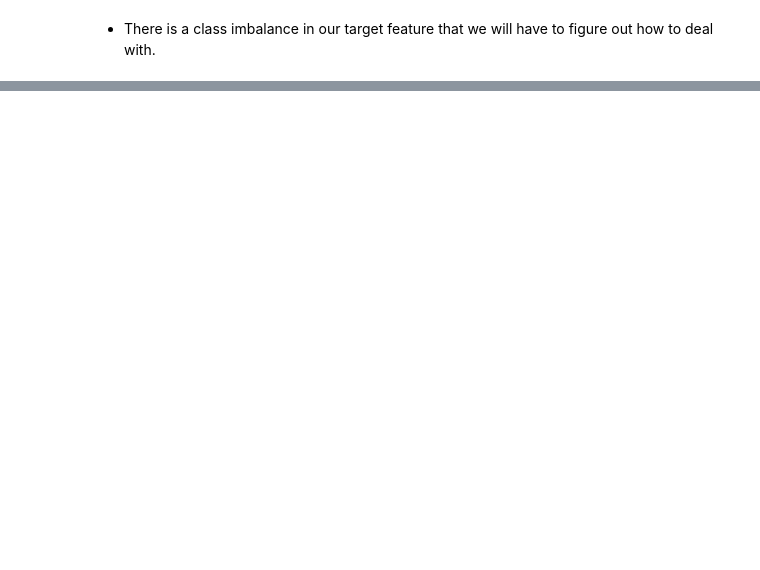
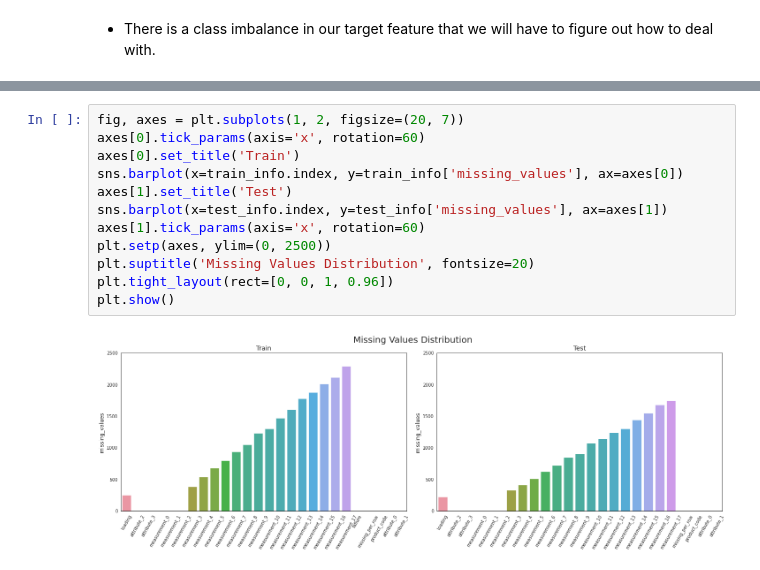
Before and after one commit to Graham-Broughton/S2E8, a Jupyter notebook: notebooks/1.EDA.ipynb, the cells around one changed output, grey strips where cells are left out. Drawn from its saved outputs; the diff is of its cells as text; blank space fills up the shorter version.

```diff
--- a/notebooks/1.EDA.ipynb
+++ b/notebooks/1.EDA.ipynb
@@ -147,3 +151,17 @@ clf_plot_distributions(train, test, cont_feats)
 # %% [output]
 [figure]
 <Figure size 432x288 with 0 Axes>
+# %%
+fig, axes = plt.subplots(1, 2, figsize=(20, 7))
+axes[0].tick_params(axis='x', rotation=60)
+axes[0].set_title('Train')
+sns.barplot(x=train_info.index, y=train_info['missing_values'], ax=axes[0])
+axes[1].set_title('Test')
+sns.barplot(x=test_info.index, y=test_info['missing_values'], ax=axes[1])
+axes[1].tick_params(axis='x', rotation=60)
+plt.setp(axes, ylim=(0, 2500))
+plt.suptitle('Missing Values Distribution', fontsize=20)
+plt.tight_layout(rect=[0, 0, 1, 0.96])
+plt.show()
+# %% [output]
+[figure, added]
```
Also changed, not shown: parts of 13 cells of this notebook, 2 other files.
